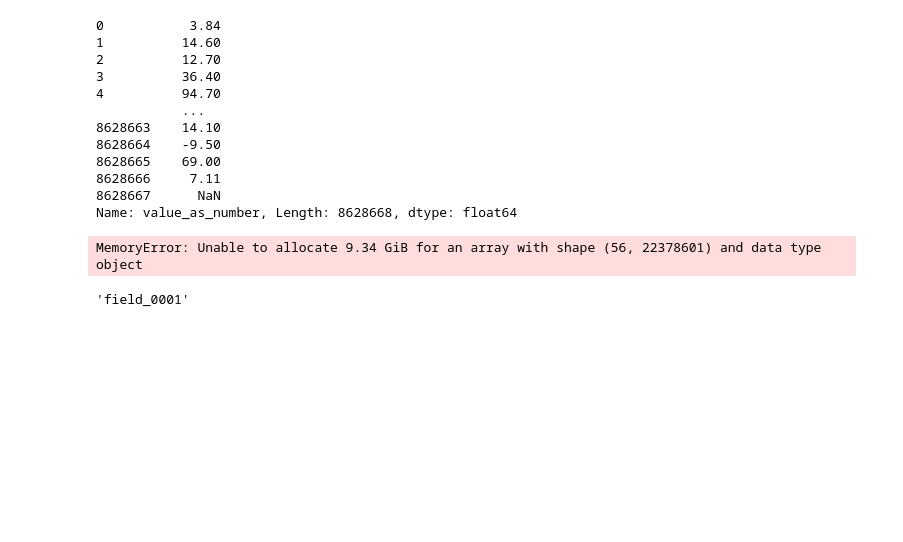
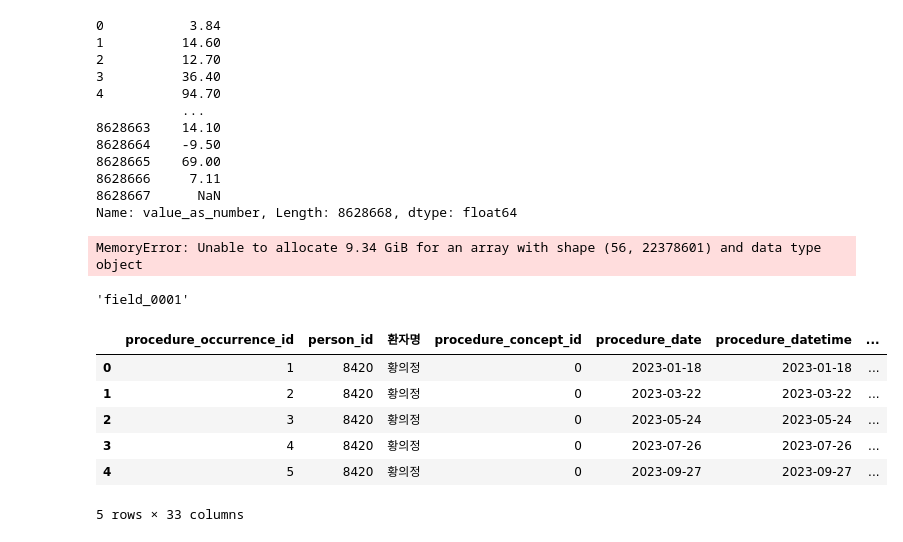
Before and after one commit to simsang1l/Infectious_CDM, a Jupyter notebook: JBUH/QC/_qc.ipynb, the cells around one changed output. Cells and saved outputs as stored; diff of their text form; code cells hidden in the pictures; blank space fills up the shorter version.

```diff
--- a/JBUH/QC/_qc.ipynb
+++ b/JBUH/QC/_qc.ipynb
@@ -347,3 +347,17 @@ id = 1
 f"field_{str(id).zfill(4)}"
 # %% [output]
 'field_0001'
+# %%
+import pandas as pd
+
+df = pd.read_csv("F:/01.감염병데이터베이스/결핵/cdm/procedure_occurrence.csv", nrows=10)
+# len(df)
+df.head()
+# %% [output]
+|  | procedure_occurrence_id | person_id | 환자명 | procedure_concept_id | procedure_date | procedure_datetime | ... |
+| 0 | 1 | 8420 | 황의정 | 0 | 2023-01-18 | 2023-01-18 | ... |
+| 1 | 2 | 8420 | 황의정 | 0 | 2023-03-22 | 2023-03-22 | ... |
+| 2 | 3 | 8420 | 황의정 | 0 | 2023-05-24 | 2023-05-24 | ... |
+| 3 | 4 | 8420 | 황의정 | 0 | 2023-07-26 | 2023-07-26 | ... |
+| 4 | 5 | 8420 | 황의정 | 0 | 2023-09-27 | 2023-09-27 | ... |
+5 rows × 33 columns
```
Also changed, not shown: parts of 5 cells of this notebook, 8 other files.
